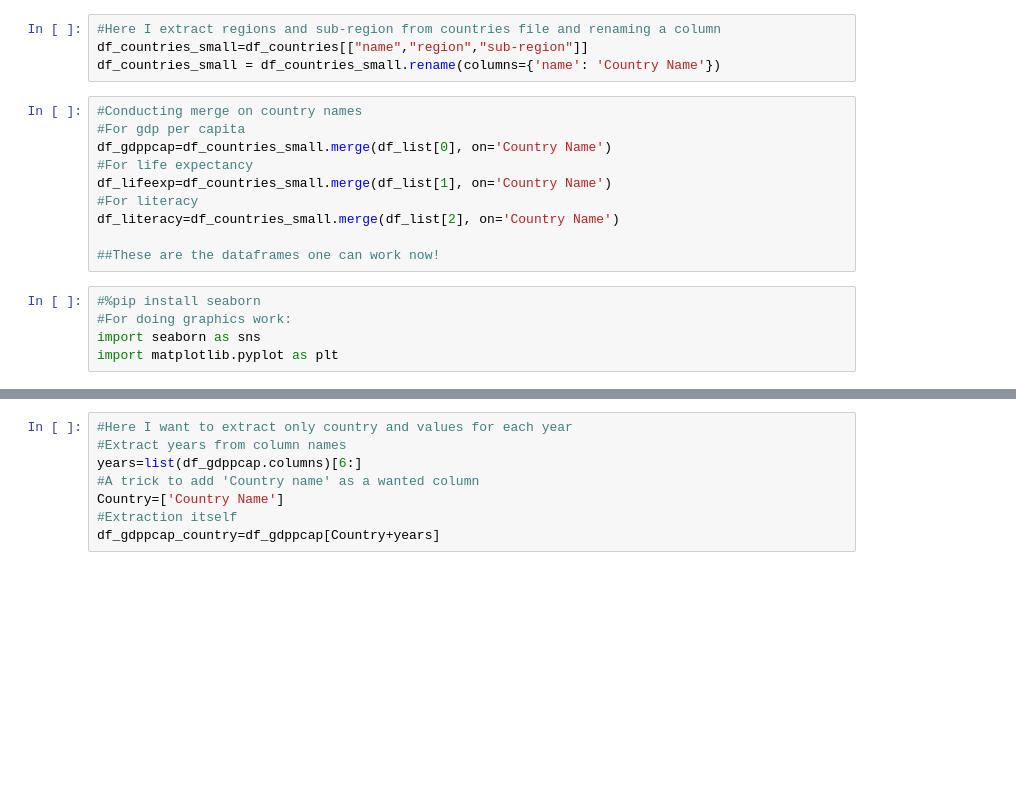
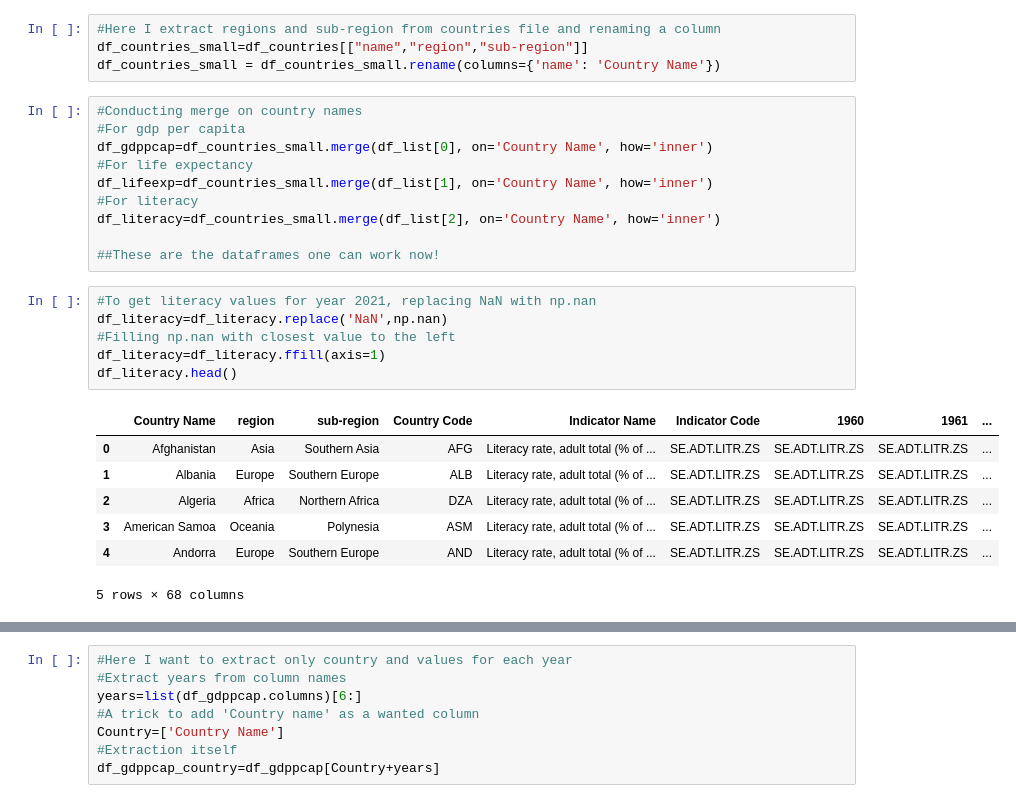
Before and after one commit to varjakm/Andmetehnika_projekt, a Jupyter notebook: projekt.ipynb, the cells around one changed output, grey strips where cells are left out. Drawn from its saved outputs; the diff is of its cells as text; blank space fills up the shorter version.

```diff
--- a/projekt.ipynb
+++ b/projekt.ipynb
@@ -127,15 +133,24 @@ df_countries_small = df_countries_small.rename(columns={'name': 'Country Name'})
 # %%
 #Conducting merge on country names
 #For gdp per capita
-df_gdppcap=df_countries_small.merge(df_list[0], on='Country Name')
+df_gdppcap=df_countries_small.merge(df_list[0], on='Country Name', how='inner')
 #For life expectancy
-df_lifeexp=df_countries_small.merge(df_list[1], on='Country Name')
+df_lifeexp=df_countries_small.merge(df_list[1], on='Country Name', how='inner')
 #For literacy
-df_literacy=df_countries_small.merge(df_list[2], on='Country Name')
+df_literacy=df_countries_small.merge(df_list[2], on='Country Name', how='inner')
 
 ##These are the dataframes one can work now!
-# %%
-#%pip install seaborn
-#For doing graphics work:
-import seaborn as sns
-import matplotlib.pyplot as plt
+# %%
+#To get literacy values for year 2021, replacing NaN with np.nan
+df_literacy=df_literacy.replace('NaN',np.nan)
+#Filling np.nan with closest value to the left
+df_literacy=df_literacy.ffill(axis=1)
+df_literacy.head()
+# %% [output]
+|  | Country Name | region | sub-region | Country Code | Indicator Name | Indicator Code | 1960 | 1961 | ... |
+| 0 | Afghanistan | Asia | Southern Asia | AFG | Literacy rate, adult total (% of ... | SE.ADT.LITR.ZS | SE.ADT.LITR.ZS | SE.ADT.LITR.ZS | ... |
+| 1 | Albania | Europe | Southern Europe | ALB | Literacy rate, adult total (% of ... | SE.ADT.LITR.ZS | SE.ADT.LITR.ZS | SE.ADT.LITR.ZS | ... |
+| 2 | Algeria | Africa | Northern Africa | DZA | Literacy rate, adult total (% of ... | SE.ADT.LITR.ZS | SE.ADT.LITR.ZS | SE.ADT.LITR.ZS | ... |
+| 3 | American Samoa | Oceania | Polynesia | ASM | Literacy rate, adult total (% of ... | SE.ADT.LITR.ZS | SE.ADT.LITR.ZS | SE.ADT.LITR.ZS | ... |
+| 4 | Andorra | Europe | Southern Europe | AND | Literacy rate, adult total (% of ... | SE.ADT.LITR.ZS | SE.ADT.LITR.ZS | SE.ADT.LITR.ZS | ... |
+5 rows × 68 columns
```
Also changed, not shown: parts of 13 cells of this notebook.
